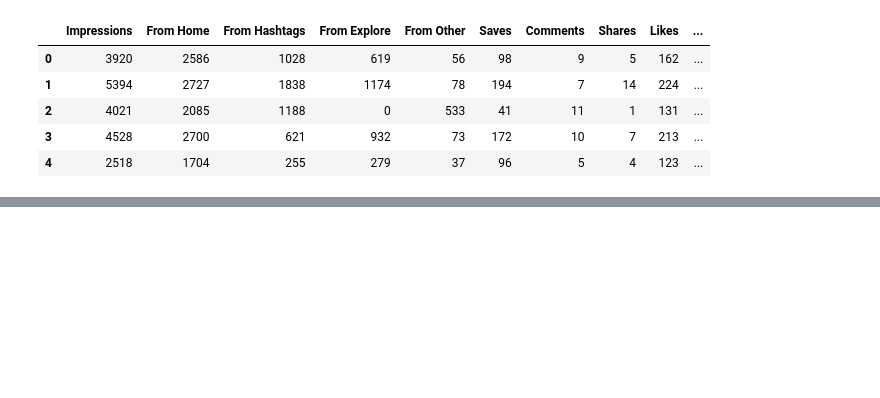
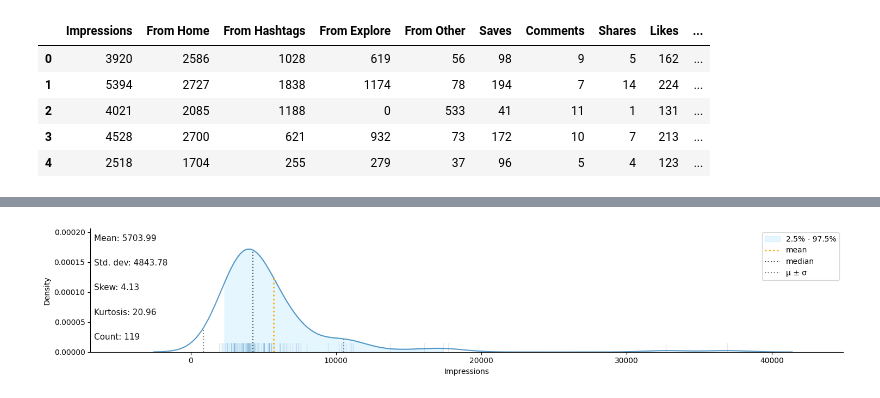
Before and after one commit to MrRezamo/Instagram_Reach_Analysis, a Jupyter notebook: Project/Main_Project.ipynb, the cells around one changed output, grey strips where cells are left out. Cells and saved outputs as stored; diff of their text form; code cells hidden in the pictures; blank space fills up the shorter version.

```diff
--- a/Project/Main_Project.ipynb
+++ b/Project/Main_Project.ipynb
@@ -25,0 +112,4 @@ data.head()
+# %%
+klib.dist_plot(data['Impressions']);
+# %% [output]
+[figure, added]
```
Also changed, not shown: parts of 10 cells of this notebook.
